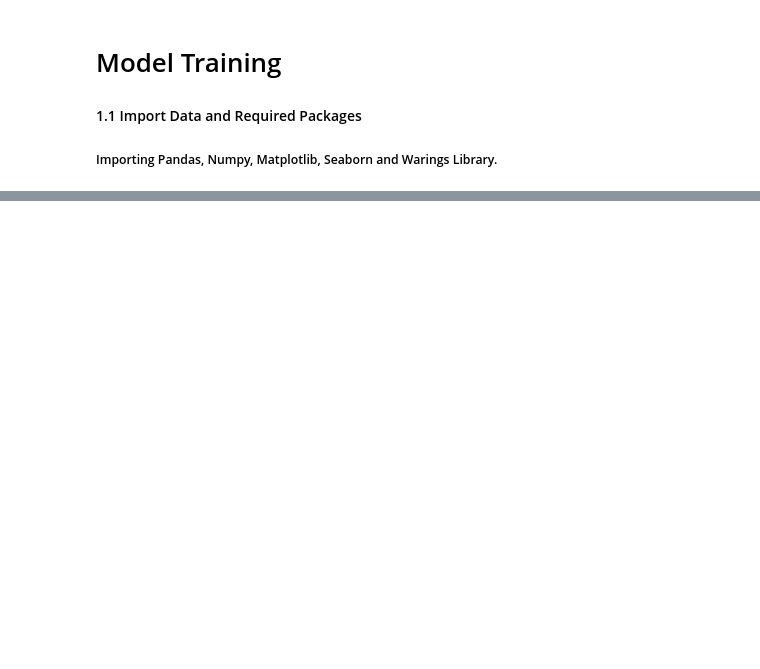
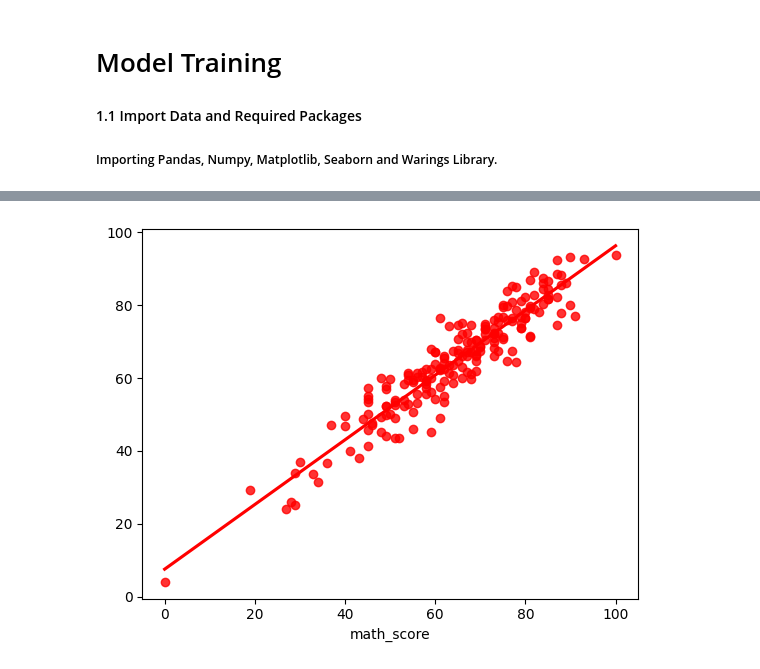
Before and after one commit to KiranShivsharan/mlproject, a Jupyter notebook: notebook/data/Model Training.ipynb, the cells around one changed output, grey strips where cells are left out. Cells and saved outputs as stored; diff of their text form; code cells hidden in the pictures; blank space fills up the shorter version.

```diff
--- a/notebook/data/Model Training.ipynb
+++ b/notebook/data/Model Training.ipynb
@@ -24,0 +243,4 @@ ModuleNotFoundError: No module named 'sklearn'
+# %%
+sns.regplot(x=y_test,y=y_pred,ci=None,color ='red');
+# %% [output]
+[figure, added]
```
Also changed, not shown: parts of 27 cells of this notebook, 5 other files.
